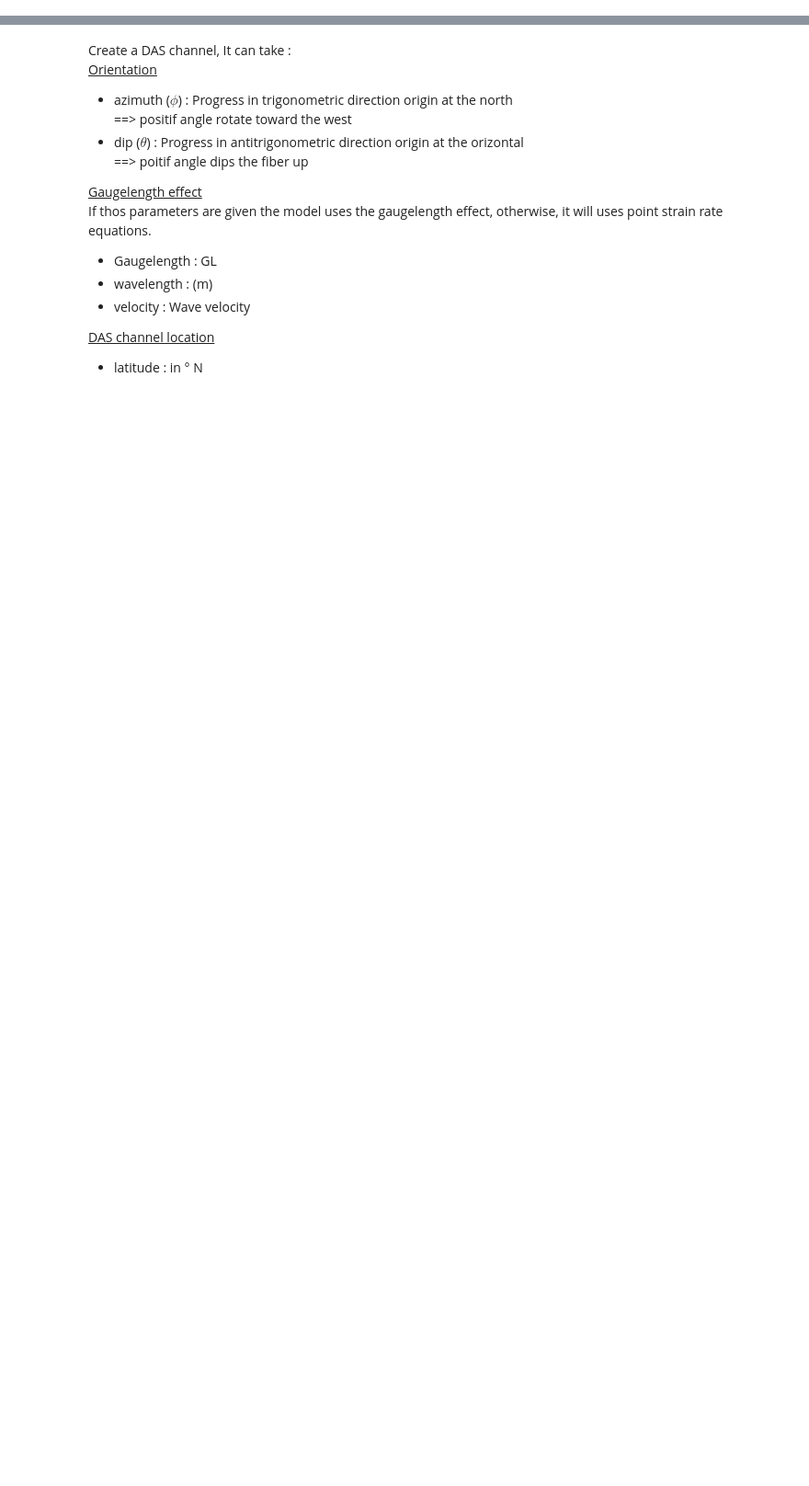
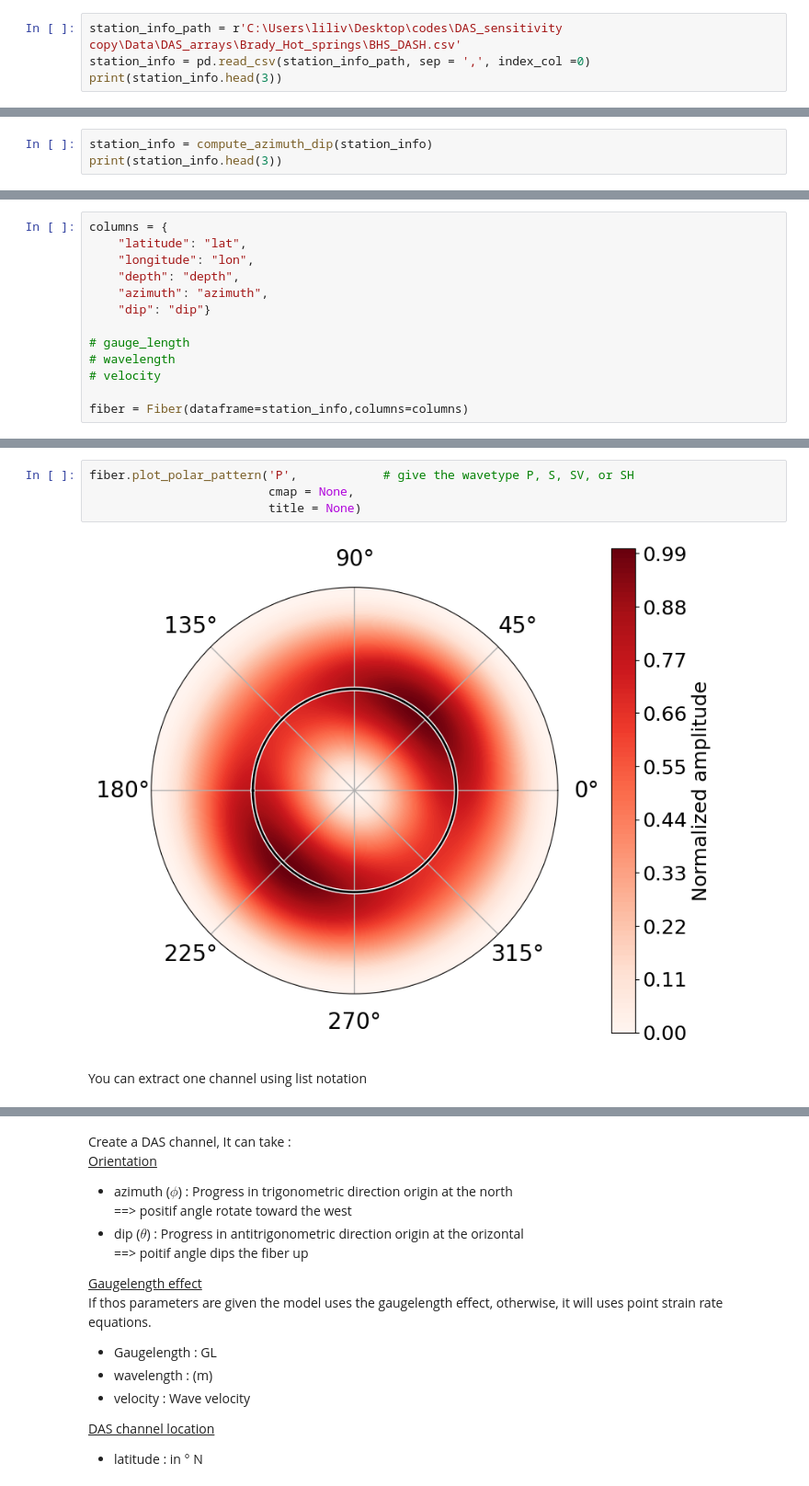
Before and after one commit to olfontai/DAS_sensitivity, a Jupyter notebook: Forward_amplitude_model/Objects_overview.ipynb, the cells around one changed output, grey strips where cells are left out. Shown at 92% size. Cells and saved outputs as stored; diff of their text form; blank space fills up the shorter version.

```diff
--- a/Forward_amplitude_model/Objects_overview.ipynb
+++ b/Forward_amplitude_model/Objects_overview.ipynb
@@ -18,0 +37,4 @@ from fct_DAS_sensitivity import *
+# %%
+station_info_path = r'C:\Users\liliv\Desktop\codes\DAS_sensitivity copy\Data\DAS_arrays\Brady_Hot_springs\BHS_DASH.csv'
+station_info = pd.read_csv(station_info_path, sep = ',', index_col =0)
+print(station_info.head(3))
@@ -18,0 +60,3 @@ from fct_DAS_sensitivity import *
+# %%
+station_info = compute_azimuth_dip(station_info)
+print(station_info.head(3))
@@ -18,0 +71,13 @@ from fct_DAS_sensitivity import *
+# %%
+columns = {
+    "latitude": "lat",
+    "longitude": "lon",
+    "depth": "depth",
+    "azimuth": "azimuth",
+    "dip": "dip"}
+
+# gauge_length
+# wavelength
+# velocity
+
+fiber = Fiber(dataframe=station_info,columns=columns)
@@ -18,0 +87,8 @@ from fct_DAS_sensitivity import *
+# %%
+fiber.plot_polar_pattern('P',            # give the wavetype P, S, SV, or SH
+                         cmap = None,
+                         title = None)
+# %% [output]
+[figure, added]
+# %% [markdown]
+You can extract one channel using list notation
```
Also changed, not shown: parts of 59 cells of this notebook.
